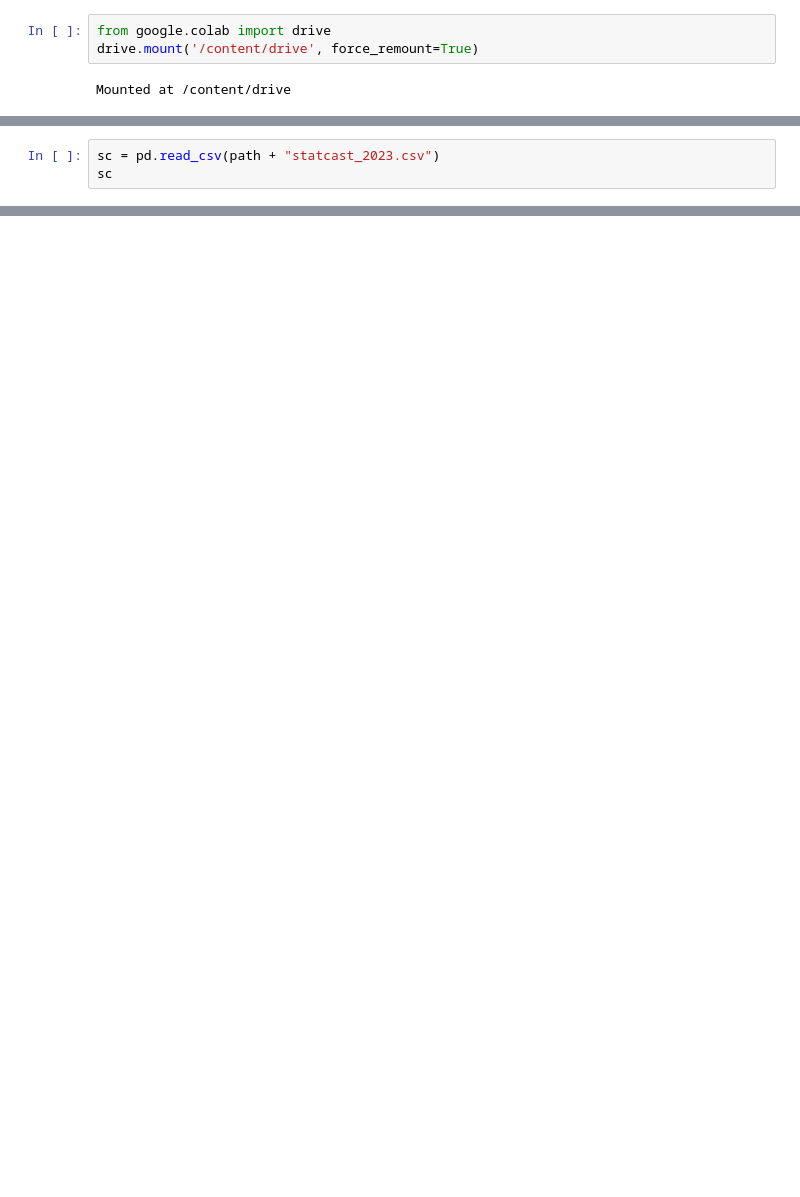
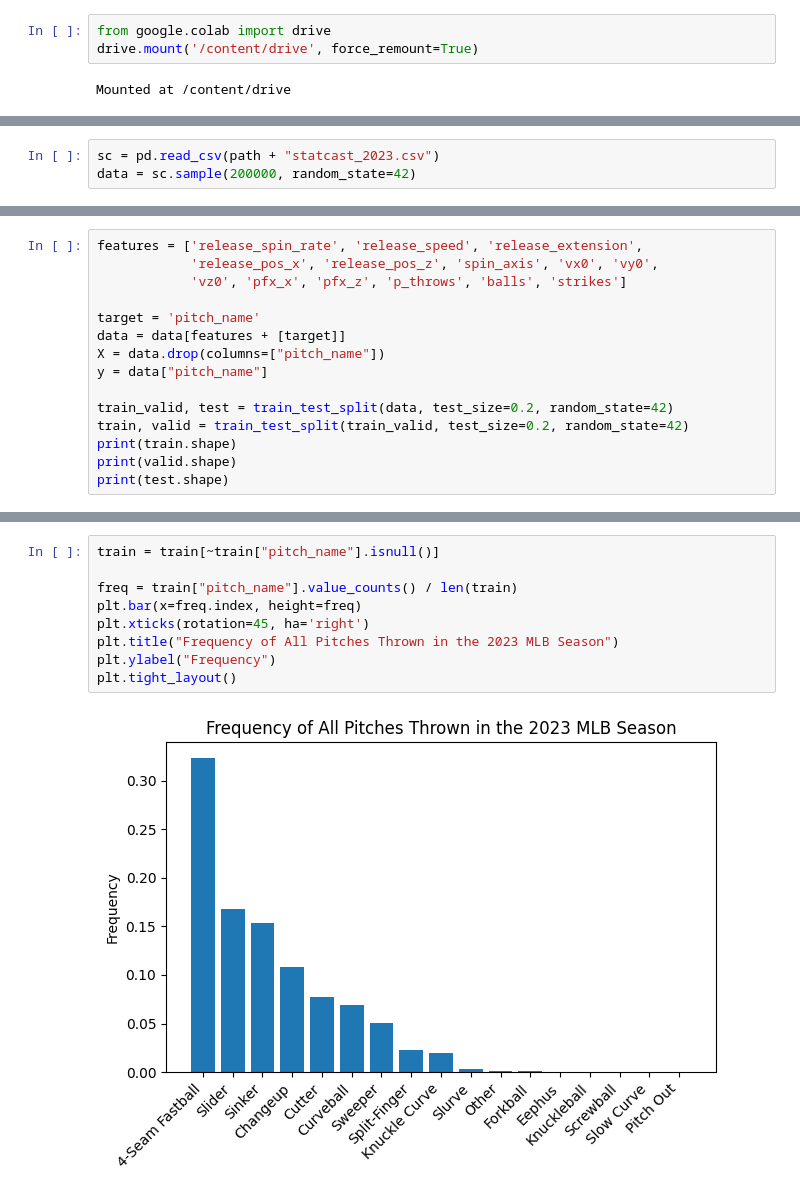
Before and after one commit to willcoomans5/mlb_predictions, a Jupyter notebook: mlb_game_data.ipynb, the cells around one changed output, grey strips where cells are left out. Cells and saved outputs as stored; diff of their text form; blank space fills up the shorter version.

```diff
--- a/mlb_game_data.ipynb
+++ b/mlb_game_data.ipynb
@@ -132,3 +73,3 @@ statcast_data.head()
 # %%
 sc = pd.read_csv(path + "statcast_2023.csv")
-sc
+data = sc.sample(200000, random_state=42)
@@ -148,0 +76,15 @@ sc
+# %%
+features = ['release_spin_rate', 'release_speed', 'release_extension',
+            'release_pos_x', 'release_pos_z', 'spin_axis', 'vx0', 'vy0',
+            'vz0', 'pfx_x', 'pfx_z', 'p_throws', 'balls', 'strikes']
+
+target = 'pitch_name'
+data = data[features + [target]]
+X = data.drop(columns=["pitch_name"])
+y = data["pitch_name"]
+
+train_valid, test = train_test_split(data, test_size=0.2, random_state=42)
+train, valid = train_test_split(train_valid, test_size=0.2, random_state=42)
+print(train.shape)
+print(valid.shape)
+print(test.shape)
@@ -148,0 +121,11 @@ sc
+# %%
+train = train[~train["pitch_name"].isnull()]
+
+freq = train["pitch_name"].value_counts() / len(train)
+plt.bar(x=freq.index, height=freq)
+plt.xticks(rotation=45, ha='right')
+plt.title("Frequency of All Pitches Thrown in the 2023 MLB Season")
+plt.ylabel("Frequency")
+plt.tight_layout()
+# %% [output]
+[figure, added]
```
Also changed, not shown: parts of 28 cells of this notebook.
